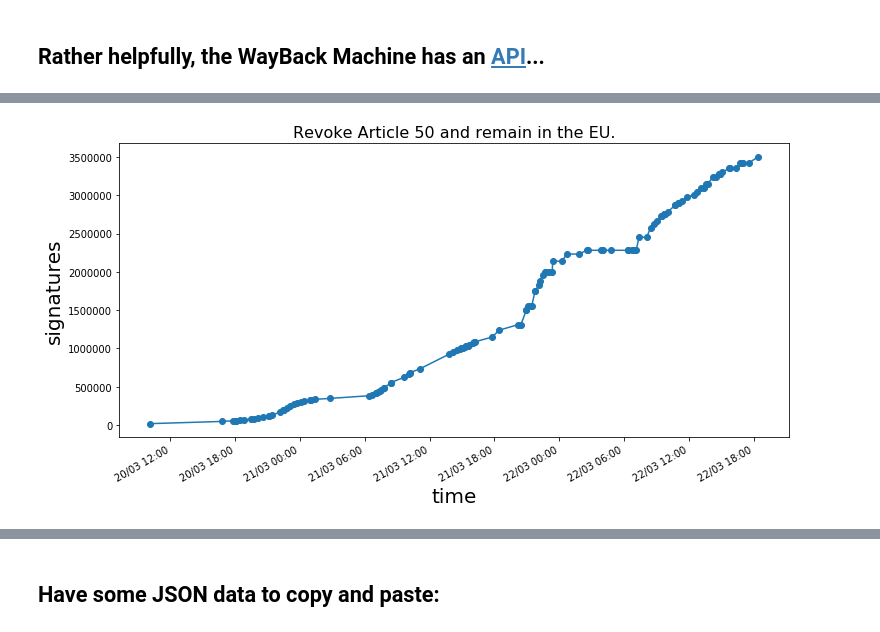
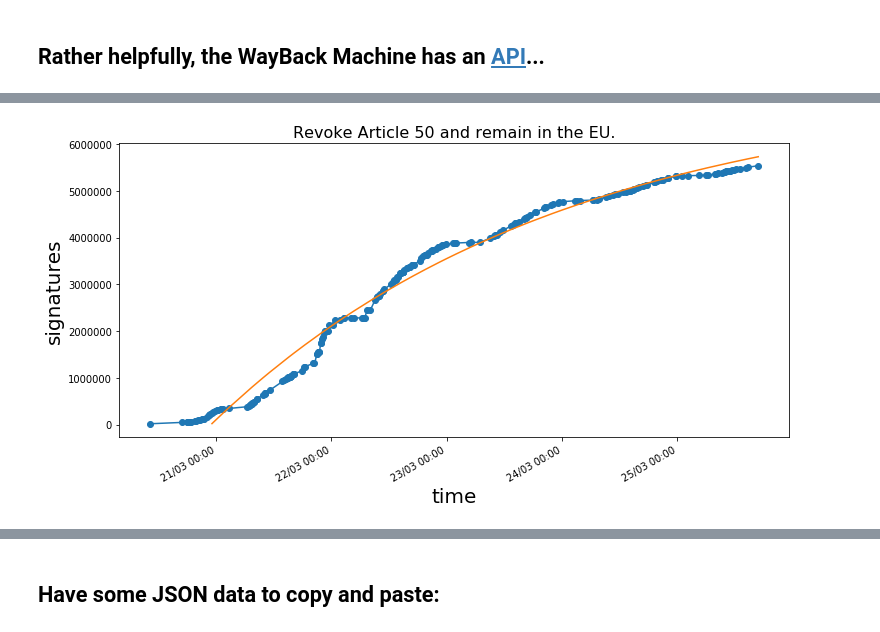
Before and after one commit to augeas/UK-parliament-petition-scraper, a Jupyter notebook: revoke_article_50.ipynb, the cells around one changed output, grey strips where cells are left out. Cells and saved outputs as stored; diff of their text form; code cells hidden in the pictures.

```diff
--- a/revoke_article_50.ipynb
+++ b/revoke_article_50.ipynb
@@ -31,7 +35,8 @@ def extract_count(url,timestamp):
 
 def get_counts(url):
     timestamps = get_timestamps(url)
-    counts = map(lambda t: extract_count(url,t), timestamps)
+    scrape_pool = Pool()
+    counts = scrape_pool.starmap(extract_count, ((url, t) for t in timestamps))
     times = map(lambda t: datetime.strptime(t, '%Y%m%d%H%M%S'), timestamps)
     return list(times), list(counts)
 
@@ -42,5 +54,24 @@ def get_title(url, timestamp):
+# %%
+def shifted_timestamps(times):
+    t0 = times[0].timestamp()
+    ts = np.array([t.timestamp() for t in times]) - t0
+
+    return t0, ts
+
+def fit(t, a, b, c):
+    return a - b*np.exp(-c*t)
+
+def inv_fit(count, t0, a, b ,c):
+    return datetime.fromtimestamp(int(abs(np.log((a-count)/b)/-c)) + t0)
+
+def get_fit(ts, counts):
+    pars, _ = curve_fit(fit, ts[1:], counts[1:], p0=(counts[-1], counts[1], 1/ts[-1]))
+    a, b, c = pars
+    fitter = partial(fit, a=a, b=b, c=c)
+    inv_fitter = partial(inv_fit, a=a, b=b, c=c)
+    return fitter, inv_fitter
 # %%
-def plot_signatures(title, times, counts):
+def plot_signatures(title, times, counts, fitted=None):
     fig, ax = plt.subplots(figsize=(12, 6))
     ax.xaxis.set_major_formatter(mdates.DateFormatter('%d/%m %H:%M'))
     plt.gcf().autofmt_xdate()
@@ -48,11 +79,16 @@ def plot_signatures(title, times, counts):
     plt.ylabel('signatures', fontsize=20)
     plt.title(title, fontsize=16)
     plt.plot(times,counts,  marker='o')
+    if not fitted is None:
+        fit_index = np.ravel(np.argwhere(fitted > 0))[0]
+        plt.plot(times[fit_index:] ,fitted[fit_index:])
     plt.show()
 # %%
 revoke_art_50 = 'https://petition.parliament.uk/petitions/241584'
 times, counts = get_counts(revoke_art_50)
 title = get_title(revoke_art_50, times[0])
-plot_signatures(title, times, counts)
+t0, ts = shifted_timestamps(times)
+fitter, inv_fitter = get_fit(ts, counts)
+plot_signatures(title, times, counts, np.array(list(map(fitter, ts))))
 # %% [output]
-[figure, old version]
+[figure, new version]
```
Also changed, not shown: parts of 3 cells of this notebook, 2 other files.
